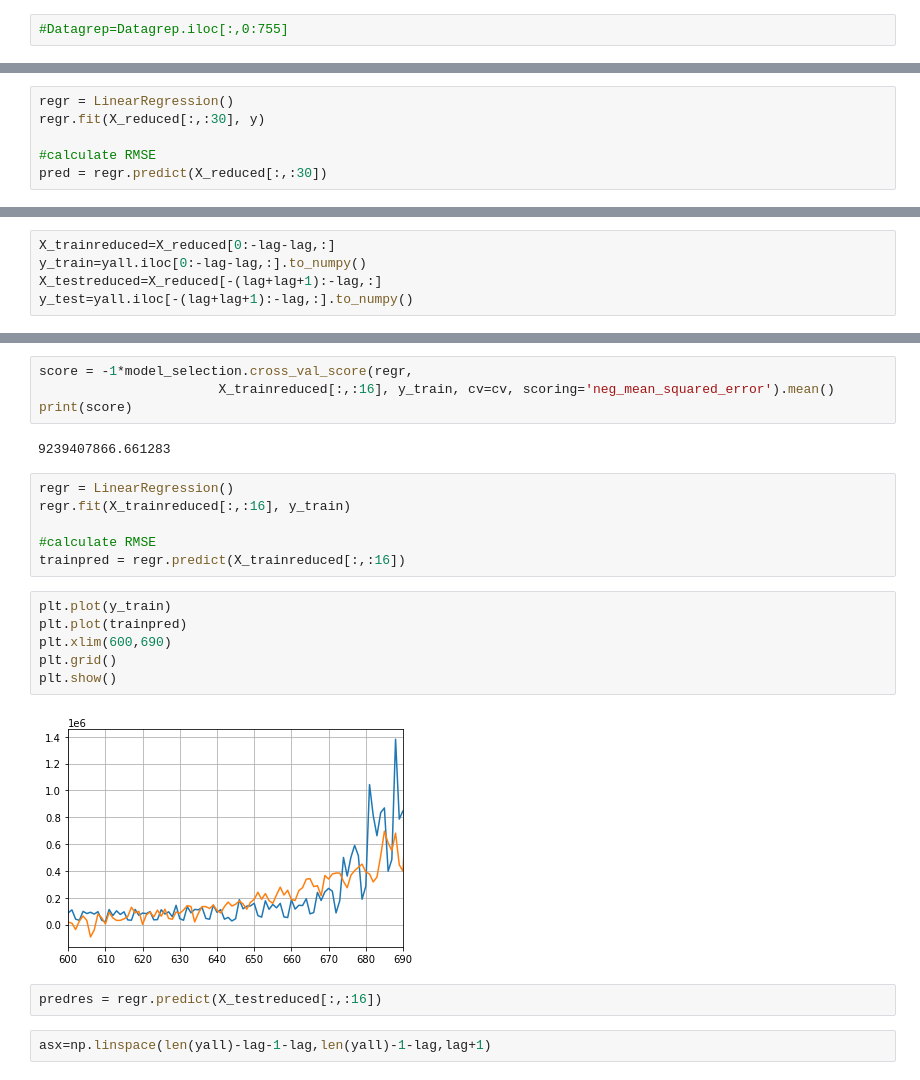
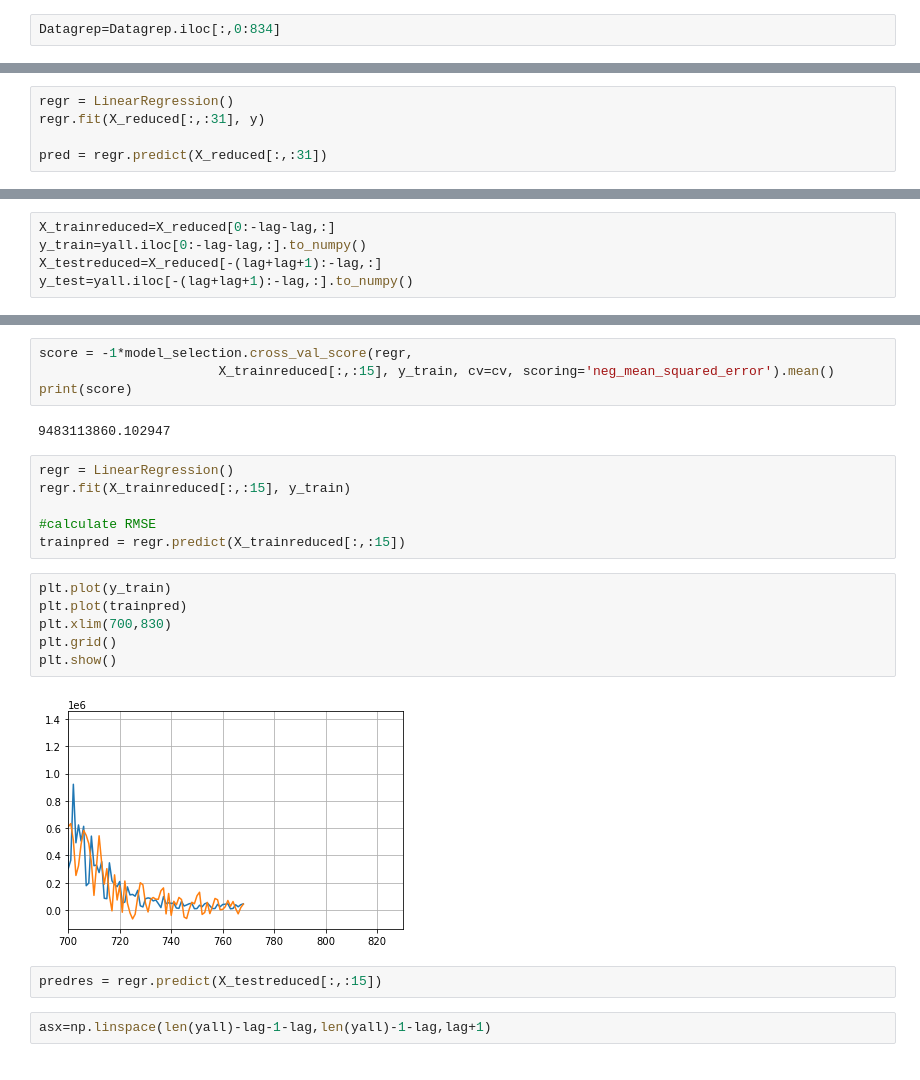
Before and after one commit to april864/COVID-19-Prediction, a Jupyter notebook: covid/pcaadjustable-uptodatecorrect.ipynb, the cells around one changed output, grey strips where cells are left out. Cells and saved outputs as stored; diff of their text form.

```diff
--- a/covid/pcaadjustable-uptodatecorrect.ipynb
+++ b/covid/pcaadjustable-uptodatecorrect.ipynb
@@ -22,7 +23,7 @@ from sklearn.metrics import mean_squared_error
 ssl._create_default_https_context = ssl._create_unverified_context
 Datagrep=pd.read_csv('https://raw.githubusercontent.com/CSSEGISandData/COVID-19/master/csse_covid_19_data/csse_covid_19_time_series/time_series_covid19_confirmed_global.csv')
 # %%
-#Datagrep=Datagrep.iloc[:,0:755]
+Datagrep=Datagrep.iloc[:,0:834]
 # %% [markdown]
 # Transform Data
 # %%
@@ -297,9 +304,8 @@ print(score)
 # %%
 regr = LinearRegression()
-regr.fit(X_reduced[:,:30], y)
+regr.fit(X_reduced[:,:31], y)
 
-#calculate RMSE
-pred = regr.predict(X_reduced[:,:30])
+pred = regr.predict(X_reduced[:,:31])
 # %%
 plt.plot(y)
 plt.plot(pred)
@@ -574,25 +584,25 @@ Text(0.5, 1.0, 'US')
 # %%
 score = -1*model_selection.cross_val_score(regr,
-                       X_trainreduced[:,:16], y_train, cv=cv, scoring='neg_mean_squared_error').mean()
+                       X_trainreduced[:,:15], y_train, cv=cv, scoring='neg_mean_squared_error').mean()
 print(score)
 # %% [output]
-9239407866.661283
+9483113860.102947
 # %%
 regr = LinearRegression()
-regr.fit(X_trainreduced[:,:16], y_train)
+regr.fit(X_trainreduced[:,:15], y_train)
 
 #calculate RMSE
-trainpred = regr.predict(X_trainreduced[:,:16])
+trainpred = regr.predict(X_trainreduced[:,:15])
 # %%
 plt.plot(y_train)
 plt.plot(trainpred)
-plt.xlim(600,690)
+plt.xlim(700,830)
 plt.grid()
 plt.show()
 # %% [output]
-[figure, old version]
+[figure, new version]
 # %%
-predres = regr.predict(X_testreduced[:,:16])
+predres = regr.predict(X_testreduced[:,:15])
 # %%
 asx=np.linspace(len(yall)-lag-1-lag,len(yall)-1-lag,lag+1)
 # %%
```
Also changed, not shown: parts of 38 cells of this notebook, 2 other files.
